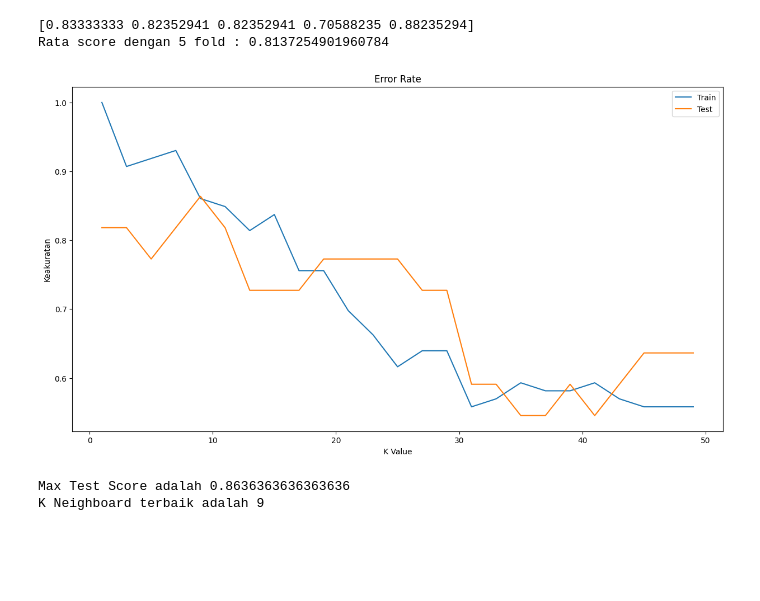
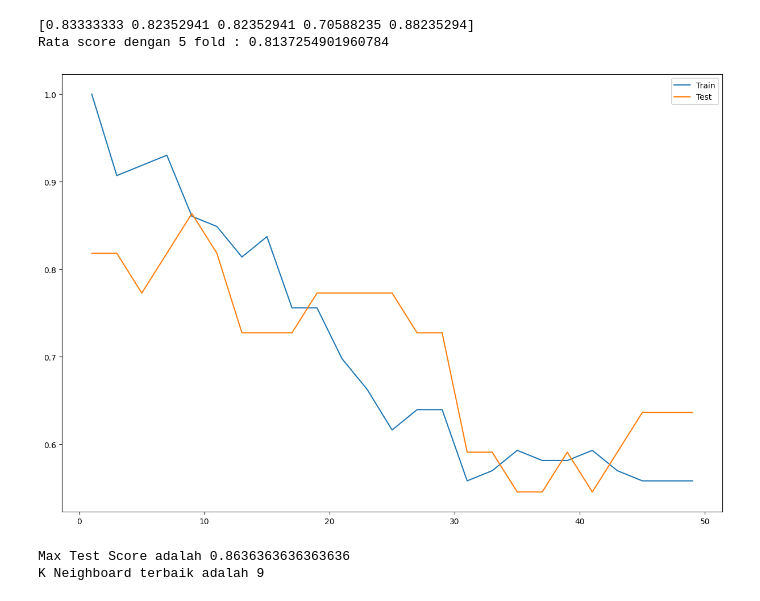
Before and after one commit to ahmadrifaa/UAS-AI, a Jupyter notebook: Klasifikasi_Obesitas.ipynb, the cells around one changed output. Saved outputs shown, nothing was run; the diff lists cells and outputs as text; code cells hidden in the pictures; blank space fills up the shorter version.

```diff
--- a/Klasifikasi_Obesitas.ipynb
+++ b/Klasifikasi_Obesitas.ipynb
@@ -171,17 +171,14 @@ for n in n_:
   train.append(knn.score(x_train_scl,y_train_enc))
   test.append(knn.score(x_test_scl,y_test_enc))
 # %%
-plt.figure(figsize=(15,8))
+plt.figure(figsize=(15,10))
 plt.plot(n_,train, label='Train')
 plt.plot(n_,test, label='Test')
-plt.title('Error Rate')
-plt.xlabel('K Value')
-plt.ylabel('Keakuratan')
 
 plt.legend()
 plt.show()
 # %% [output]
-[figure, old version]
+[figure, new version]
 # %%
 print(f"Max Test Score adalah {np.max(test)}")
 print(f"K Neighboard terbaik adalah {n_[np.argmax(test)]}")
```
